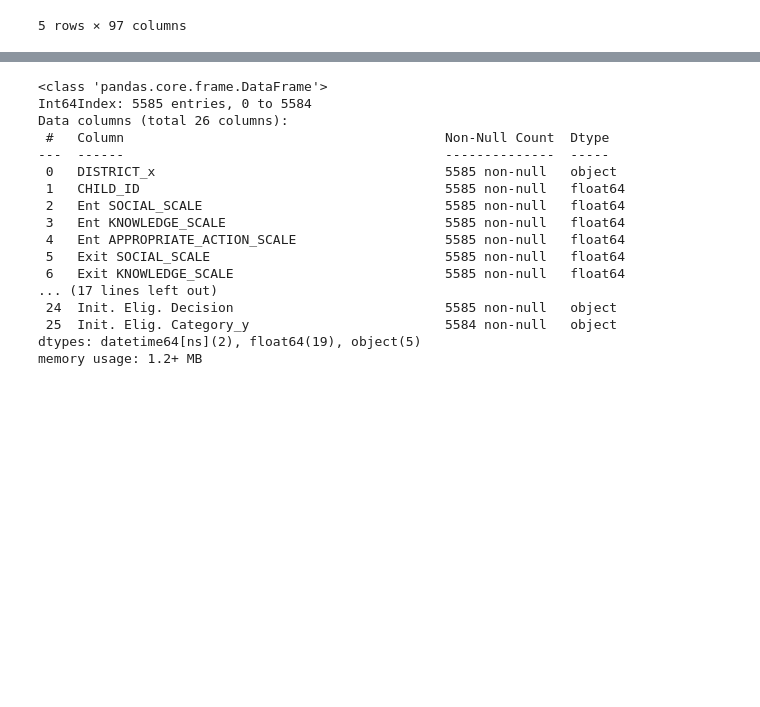
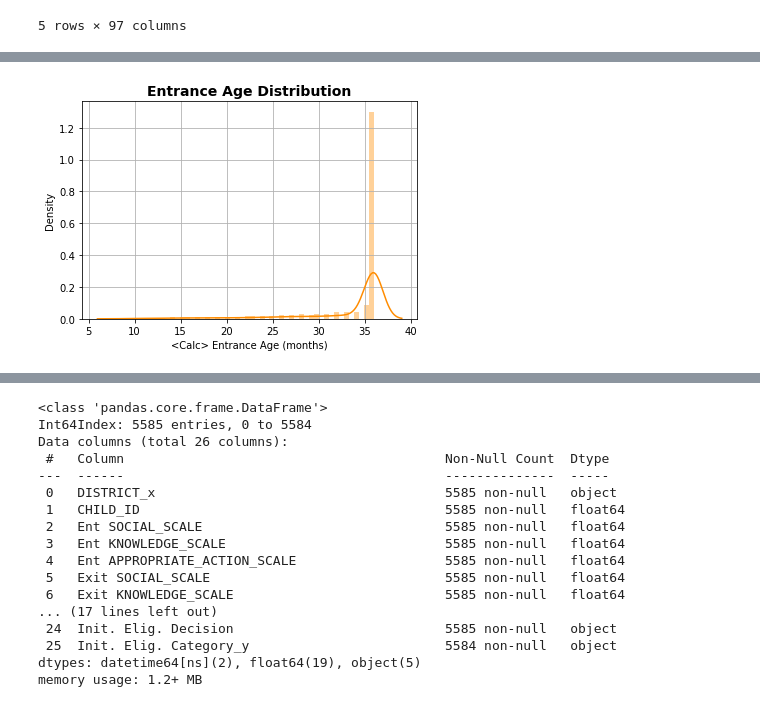
Before and after one commit to NSS-Data-Analytics-Cohort-7/didd-newbalancesonthebloc, a Jupyter notebook: Notebook/DIDD_partner_project.ipynb, the cells around one changed output, grey strips where cells are left out. Saved outputs shown, nothing was run; the diff lists cells and outputs as text; code cells hidden in the pictures; blank space fills up the shorter version.

```diff
--- a/Notebook/DIDD_partner_project.ipynb
+++ b/Notebook/DIDD_partner_project.ipynb
@@ -395,0 +510,3 @@ new_df.info()
+# %%
+new_df_3 = new_df.iloc[:, np.r_[0:19, 57:60, 93]]
+new_df_3.head()
@@ -395,0 +521,12 @@ new_df.info()
+# %%
+new_df_3 = new_df_3.loc[(new_df_3['Days btw I-IFSP to Exit ECO'] >= 0)]
+new_df_3 = new_df_3.loc[(new_df_3['Days btw Initial and Exit'] >= 183)]
+# %%
+sns.distplot(new_df_3.loc[new_df_3['Init. Elig. Category'] == 'Developmental Evaluation']
+             ['<Calc> Entrance Age (months)'],
+             color = 'darkorange',
+             label = 'Entrance Age')
+plt.title('Entrance Age Distribution', fontsize = 14, weight = 'bold')
+plt.grid();
+# %% [output]
+[figure, added]
```
Also changed, not shown: parts of 47 cells of this notebook.
